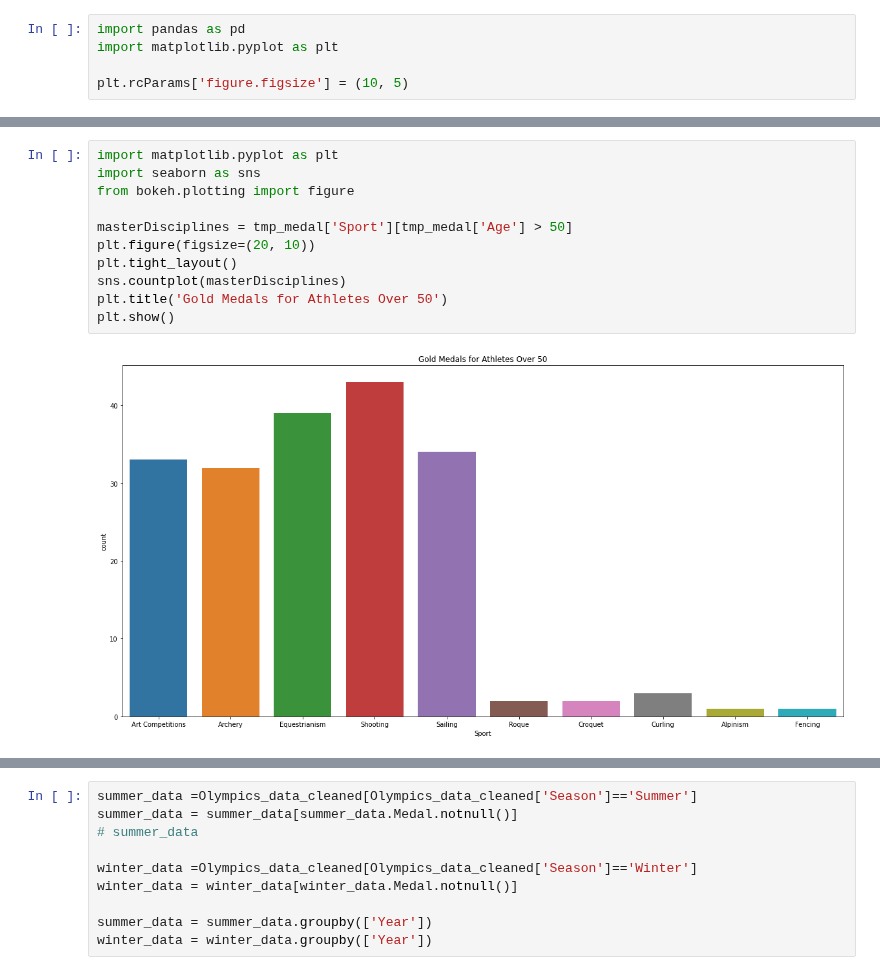
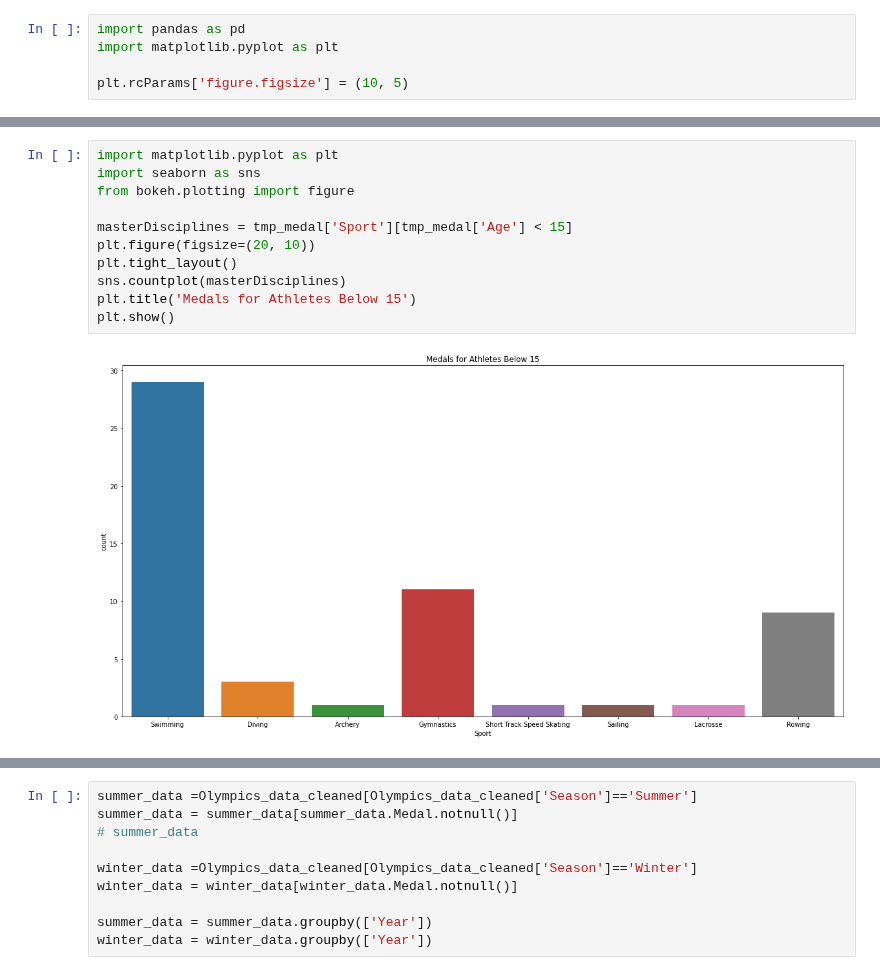
Before and after one commit to Nourankh20/Data-Visualization, a Jupyter notebook: Visualization.ipynb, the cells around one changed output, grey strips where cells are left out. Drawn from its saved outputs; the diff is of its cells as text.

```diff
--- a/Visualization.ipynb
+++ b/Visualization.ipynb
@@ -468,13 +468,13 @@ total_medals
 # %%
 import matplotlib.pyplot as plt
 import seaborn as sns
 from bokeh.plotting import figure
 
-masterDisciplines = tmp_medal['Sport'][tmp_medal['Age'] > 50]
+masterDisciplines = tmp_medal['Sport'][tmp_medal['Age'] < 15]
 plt.figure(figsize=(20, 10))
 plt.tight_layout()
 sns.countplot(masterDisciplines)
-plt.title('Gold Medals for Athletes Over 50')
+plt.title('Medals for Athletes Below 15')
 plt.show()
 # %% [output]
-[figure, old version]
+[figure, new version]
```
Also changed, not shown: parts of 22 cells of this notebook.
